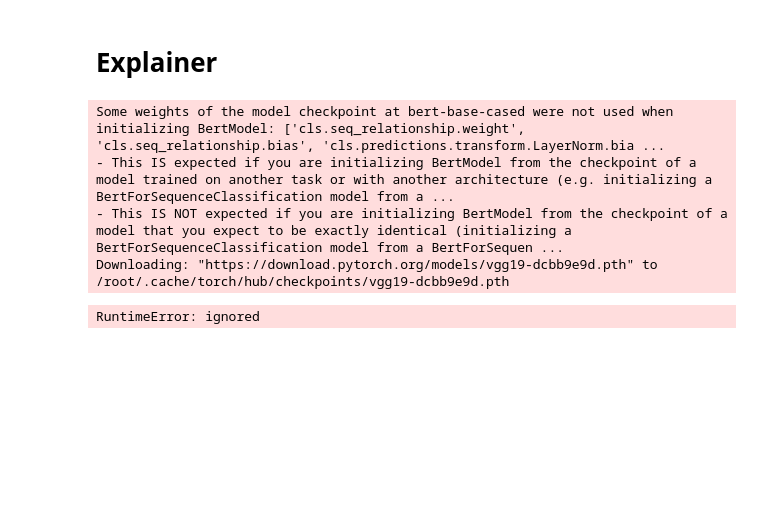
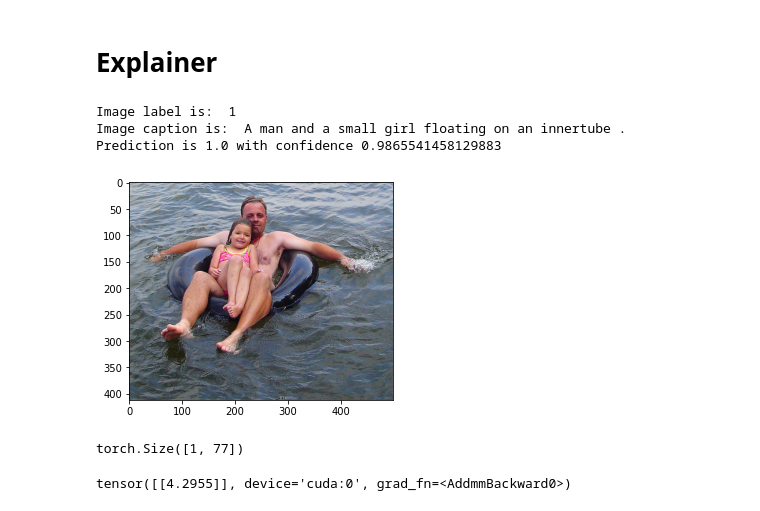
Before and after one commit to MichaelYxWang/CrossExplain, a Jupyter notebook: notebooks/multimodal_gradcam_CLIP.ipynb, the cells around one changed output. Drawn from its saved outputs; the diff is of its cells as text; code cells hidden in the pictures; blank space fills up the shorter version.

```diff
--- a/notebooks/multimodal_gradcam_CLIP.ipynb
+++ b/notebooks/multimodal_gradcam_CLIP.ipynb
@@ -858,39 +832,25 @@ class MultimodalExplainer(nn.Module):
-# %%
-model_explainer = MultimodalExplainer(n_classes=2)
-model_explainer.load_state_dict(torch.load(ROOT_DIR + "early_funsion.pt"))
-model_explainer = model_explainer.to(DEVICE)
-model_explainer = model_explainer.eval()
-# %% [output]
-Some weights of the model checkpoint at bert-base-cased were not used when initializing BertModel: ['cls.seq_relationship.weight', 'cls.seq_relationship.bias', 'cls.predictions.transform.LayerNorm.bia ...
-- This IS expected if you are initializing BertModel from the checkpoint of a model trained on another task or with another architecture (e.g. initializing a BertForSequenceClassification model from a ...
-- This IS NOT expected if you are initializing BertModel from the checkpoint of a model that you expect to be exactly identical (initializing a BertForSequenceClassification model from a BertForSequen ...
-Downloading: "https://download.pytorch.org/models/vgg19-dcbb9e9d.pth" to /root/.cache/torch/hub/checkpoints/vgg19-dcbb9e9d.pth
-RuntimeError: ignored
 # %%
-# Update the three fields
+model.eval()
 index = random.sample(range(len(all_pairs)), 1)[0]
 sample_image_path = DATASET_DIR + "Images/" + all_pairs[index][0]
 sample_text = all_pairs[index][1]
 sample_label = all_pairs[index][2]
 
 sample_image = Image.open(sample_image_path)
 plt.imshow(sample_image)
-sample_image = imagenet_transform(sample_image)
-sample_image = sample_image[None, :]
+sample_image = preprocess(sample_image)
+sample_image = sample_image[None, :].to(DEVICE)
 
+encoding = clip.tokenize(sample_text).to(DEVICE)
 
-sample_encoding = tokenizer.encode_plus(
-      sample_text,
-      add_special_tokens=True,
-      max_length=160,
-      return_token_type_ids=False,
-      # pad_to_max_length=True,
-      padding="max_length",
-      return_attention_mask=True,
-      return_tensors='pt',
-    )
-sample_image = sample_image.to(DEVICE)
-sample_encoding = sample_encoding.to(DEVICE)
+output = model(sample_image, encoding)
 
-print(sample_text)
-print(sample_label)
+confidence = torch.sigmoid(output.squeeze()).detach().cpu().numpy().tolist()
+prediction = torch.round(torch.sigmoid(output.squeeze())).detach().cpu().numpy().tolist()
+if prediction == 0.0:
+  confidence = 1 - confidence
+# %% [output]
+Image label is:  1
+Image caption is:  A man and a small girl floating on an innertube .
+Prediction is 1.0 with confidence 0.9865541458129883
+[figure, added]
@@ -904,0 +857,8 @@ print(probs)
+# %%
+encoding.shape
+# %% [output]
+torch.Size([1, 77])
+# %%
+output
+# %% [output]
+tensor([[4.2955]], device='cuda:0', grad_fn=<AddmmBackward0>)
```
Also changed, not shown: parts of 19 cells of this notebook.
